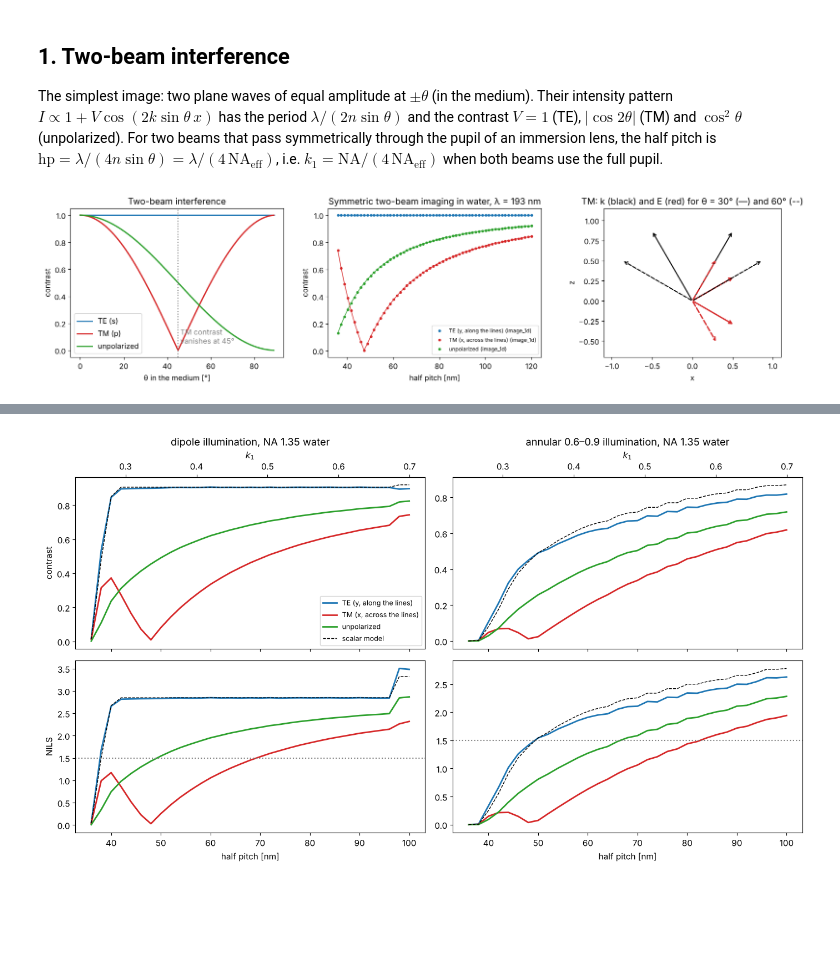
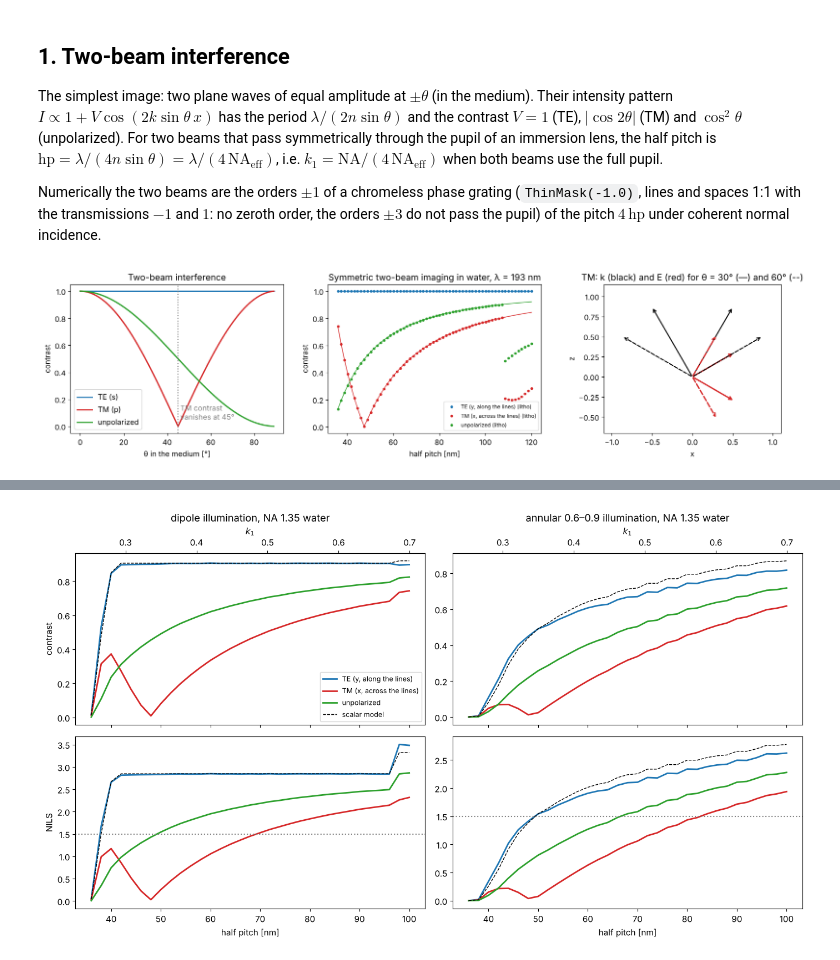
Before and after one commit to aeberspaecher/pyoptics, a Jupyter notebook: notebooks/16_vectorial_imaging_lithography.ipynb, the cells around one changed output, grey strips where cells are left out. Cells and saved outputs as stored; diff of their text form; code cells hidden in the pictures; blank space fills up the shorter version.

```diff
--- a/notebooks/16_vectorial_imaging_lithography.ipynb
+++ b/notebooks/16_vectorial_imaging_lithography.ipynb
@@ -38,19 +40,19 @@ $\exp(i(\mathbf{k}\cdot\mathbf{r} - \omega t))$.
 import numpy as np
 import matplotlib.pyplot as plt
 
-from pyoptics.vectorial_imaging import (lines_spaces_orders, source_points, image_1d, image_2d,
-                                        contrast, nils, two_beam_contrast)
-from pyoptics.polarization import TE_TM_basis, IPS
-from pyoptics.polarization.mueller import S_unpol, S_LVP, S_LHP
-from pyoptics.polarization.jones import J_V, J_H
-from pyoptics.propagators import aplanatic_rotation
-from pyoptics.utils import grid1d
+from pyoptics.litho import Illumination, MaskLayout, ThinMask, Projector, LithoSimulation, metrics
+from pyoptics.litho.plot import (plot_source, plot_pupil_fill, plot_image, plot_bossung,
+                                 plot_process_window)
+from pyoptics.vectorial_imaging import two_beam_contrast, image_1d, lines_spaces_orders
+from pyoptics.polarization import IPS
+from pyoptics.polarization.jones import J_V
 
 plt.rcParams.update({"figure.dpi": 100, "image.origin": "lower", "font.size": 11})
 
 wl = 193.0          # ArF
 n_w = 1.437         # water at 193 nm
 NA = 1.35
+water = Projector(NA, wl, n_w)
 POLS = [("y", "TE (y, along the lines)", "C0"), ("x", "TM (x, across the lines)", "C3"),
         ("unpolarized", "unpolarized", "C2")]
 # %% [markdown]
@@ -63,6 +65,11 @@ $|\cos 2\theta|$ (TM) and $\cos^2\theta$ (unpolarized). For two beams that pass
 symmetrically through the pupil of an immersion lens, the half pitch is
 $\mathrm{hp} = \lambda/(4 n\sin\theta) = \lambda/(4\,\mathrm{NA_{eff}})$, i.e.
 $k_1 = \mathrm{NA}/(4\,\mathrm{NA_{eff}})$ when both beams use the full pupil.
+
+Numerically the two beams are the orders $\pm1$ of a chromeless phase
+grating (`ThinMask(-1.0)`, lines and spaces 1:1 with the transmissions
+$-1$ and $1$: no zeroth order, the orders $\pm3$ do not pass the pupil) of
+the pitch $4\,\mathrm{hp}$ under coherent normal incidence.
 # %%
 theta = np.radians(np.linspace(0, 89, 400))
 fig, axes = plt.subplots(1, 3, figsize=(16, 4.2))
@@ -70,40 +77,38 @@ for pol, label, c in (("TE", "TE (s)", "C0"), ("TM", "TM (p)", "C3"), ("unpolari
     axes[0].plot(np.degrees(theta), two_beam_contrast(theta, pol), color=c, lw=2, label=label)
 axes[0].axvline(45, color="gray", ls=":")
 axes[0].text(46, 0.05, "TM contrast\nvanishes at 45°", color="gray")
 axes[0].set_xlabel("θ in the medium [°]"); axes[0].set_ylabel("contrast"); axes[0].legend()
 axes[0].set_title("Two-beam interference")
 
-# the same versus half pitch, numerically with image_1d: orders ±1 of a phase grating
-# of pitch p = 4 hp under normal incidence (their interference has the period p/2 = 2 hp):
 hp = np.linspace(36, 120, 60)
 for pol, label, c in POLS:
     V = []
     for h in hp:
-        p = 4*h
-        x = np.linspace(-p/2, p/2, 201)
-        V.append(contrast(image_1d(x, p, ([-1, 1], [1, 1]), NA, wl, None, pol, n=n_w)))
-    axes[1].plot(hp, V, "o", ms=3, color=c, label=label + " (image_1d)")
+        sim = LithoSimulation(MaskLayout.lines_spaces(4*h, 2*h), ThinMask(-1.0),
+                              Illumination.coherent(polarization=pol), water)
+        V.append(metrics.contrast(sim.image(np.linspace(-2*h, 2*h, 201))))
+    axes[1].plot(hp, V, "o", ms=3, color=c, label=label + " (litho)")
 th_hp = np.arcsin(wl/(4*hp*n_w))
 for pol, c in (("TE", "C0"), ("TM", "C3"), ("unpolarized", "C2")):
     axes[1].plot(hp, two_beam_contrast(th_hp, pol), "-", color=c, lw=1)
 axes[1].set_xlabel("half pitch [nm]"); axes[1].set_ylabel("contrast")
 axes[1].set_title(f"Symmetric two-beam imaging in water, λ = {wl:.0f} nm")
 axes[1].legend(fontsize=8)
 
 # field vectors of the two TM waves at 30° and 60°
 for t, ls in ((30, "-"), (60, "--")):
     tr = np.radians(t)
     for sgn in (+1, -1):
         k = np.array([sgn*np.sin(tr), np.cos(tr)])
         E = np.array([np.cos(tr), -sgn*np.sin(tr)])
         axes[2].annotate("", xy=k, xytext=(0, 0), arrowprops=dict(arrowstyle="->", color="k", lw=1.5, ls=ls))
         axes[2].annotate("", xy=0.6*E, xytext=(0, 0), arrowprops=dict(arrowstyle="->", color="C3", lw=2, ls=ls))
 axes[2].set_xlim(-1.1, 1.1); axes[2].set_ylim(-0.7, 1.15); axes[2].set_aspect("equal")
 axes[2].set_xlabel("x"); axes[2].set_ylabel("z")
 axes[2].set_title("TM: k (black) and E (red) for θ = 30° (—) and 60° (--)")
 fig.tight_layout()
 # %% [output]
-[figure, old version]
+[figure, new version]
 # %% [markdown]
 ## 2. Mask, sources and polarization in the pupil
 
```
Also changed, not shown: parts of 20 cells of this notebook, 12 other files.
